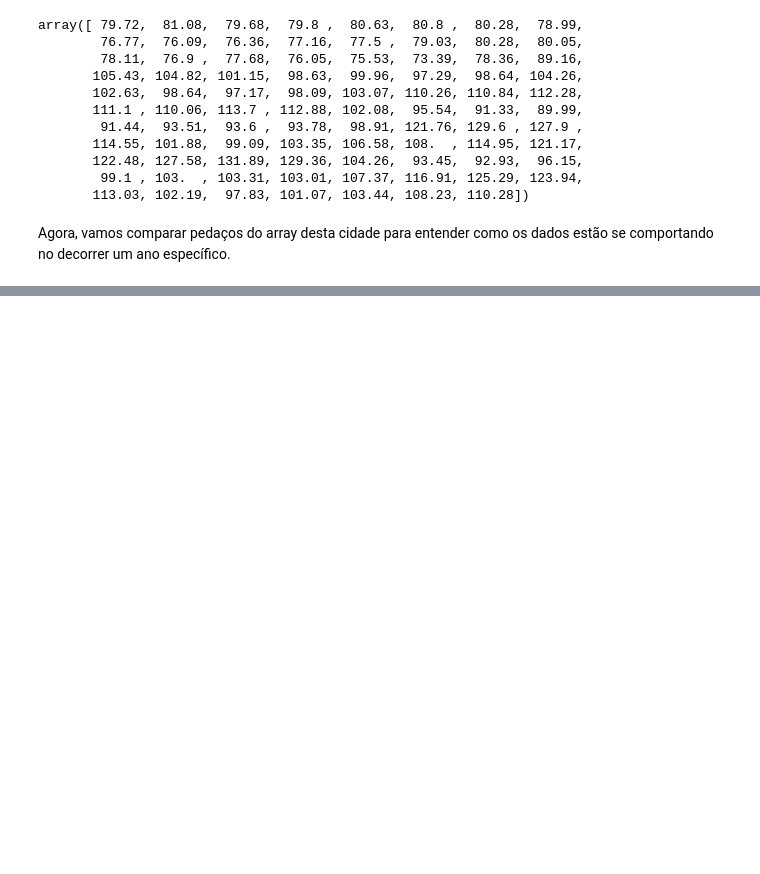
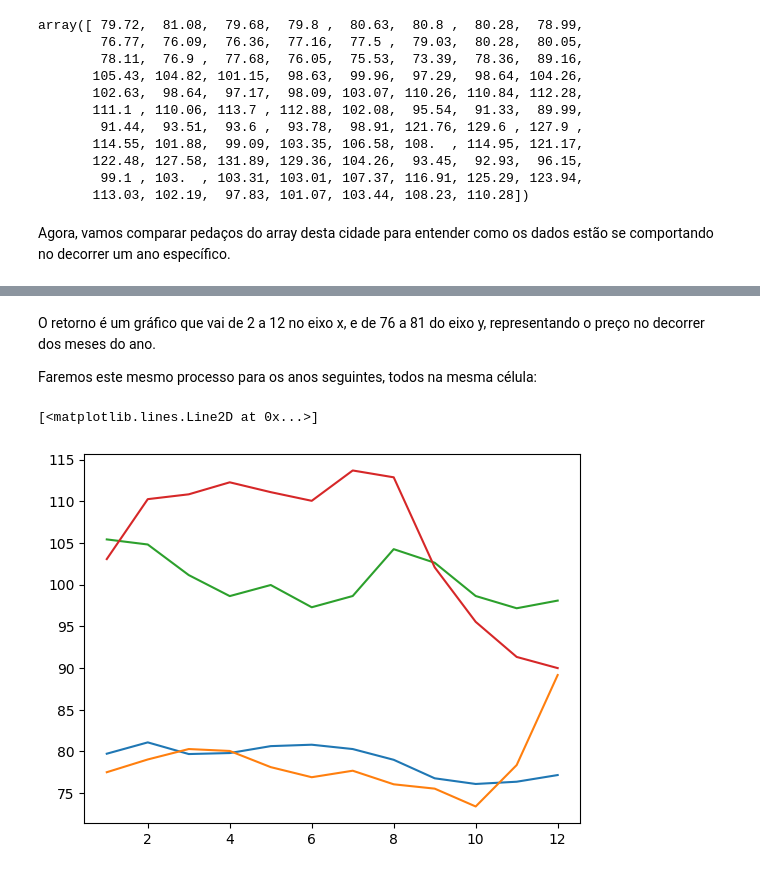
Before and after one commit to tluistorres/Cursos, a Jupyter notebook: Numpy_análise_numérica,_Data_Visualização_e_IA_aplicada_a_Data_Sience_.ipynb, the cells around one changed output, grey strips where cells are left out. Saved outputs shown, nothing was run; the diff lists cells and outputs as text; code cells hidden in the pictures; blank space fills up the shorter version.

```diff
--- a/Numpy_análise_numérica,_Data_Visualização_e_IA_aplicada_a_Data_Sience_.ipynb
+++ b/Numpy_análise_numérica,_Data_Visualização_e_IA_aplicada_a_Data_Sience_.ipynb
@@ -426,0 +513,12 @@ Agora, vamos comparar pedaços do array desta cidade para entender como os dados
+# %% [markdown]
+O retorno é um gráfico que vai de 2 a 12 no eixo x, e de 76 a 81 do eixo y, representando o preço no decorrer dos meses do ano.
+
+Faremos este mesmo processo para os anos seguintes, todos na mesma célula:
+# %%
+plt.plot(np.arange(1,13,1), Moscow_ano1)
+plt.plot(np.arange(1,13,1), Moscow_ano2)
+plt.plot(np.arange(1,13,1), Moscow_ano3)
+plt.plot(np.arange(1,13,1), Moscow_ano4)
+# %% [output]
+[<matplotlib.lines.Line2D at 0x...>]
+[figure, added]
```
Also changed, not shown: parts of 83 cells of this notebook.
